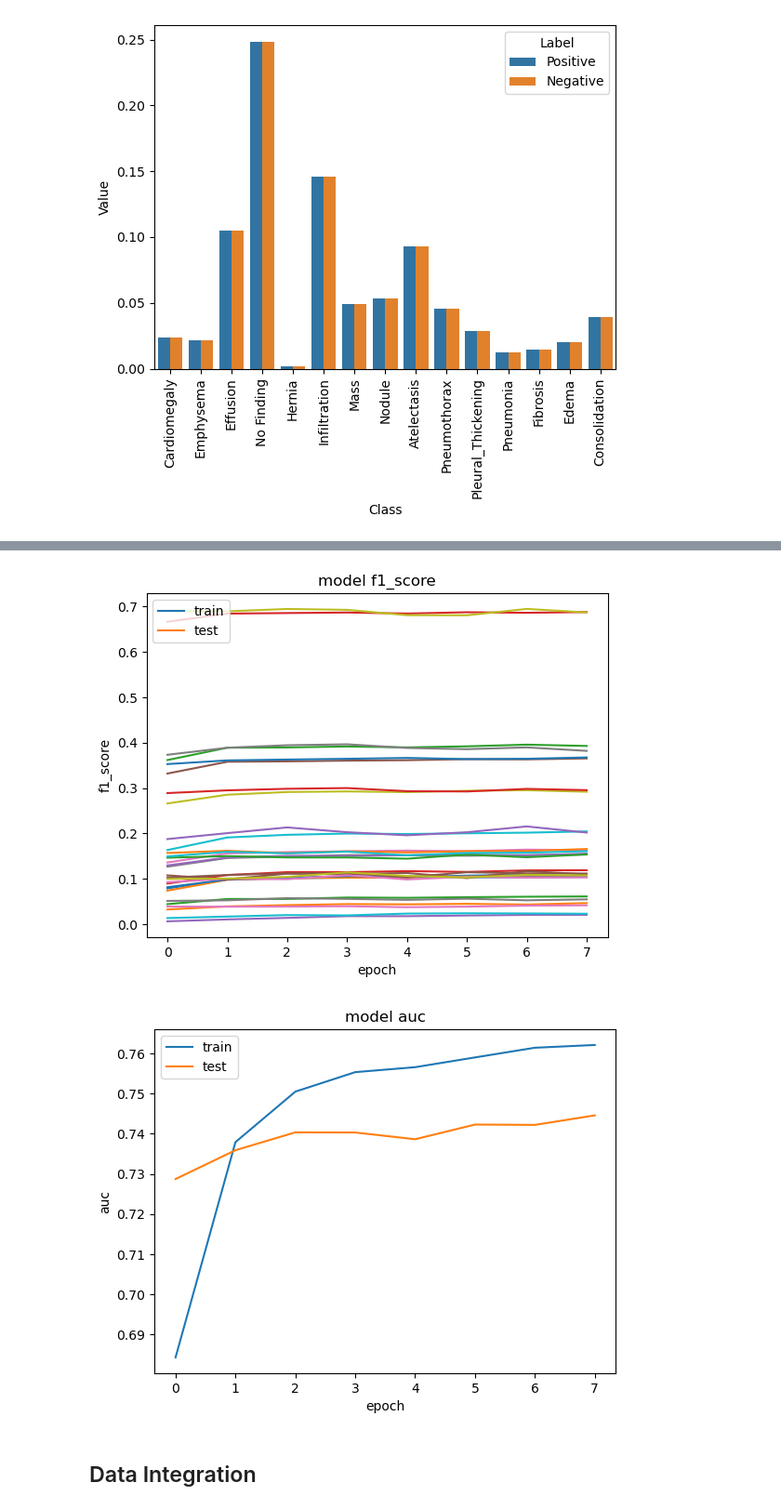
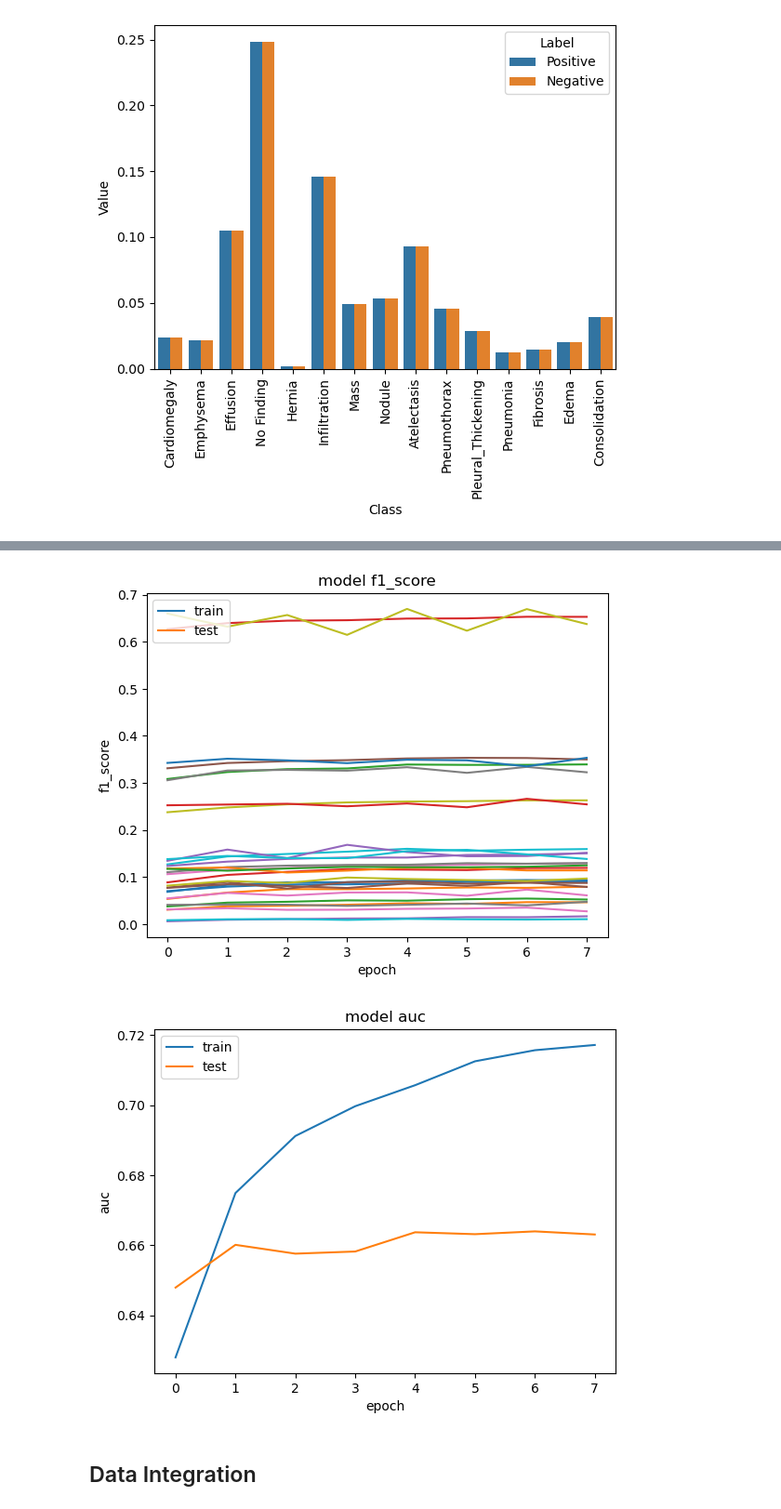
Before and after one commit to rachelwoodside/csci4155-chest-xray-model, a Jupyter notebook: preprocessing.ipynb, the cells around one changed output, grey strips where cells are left out. Shown at 93% size. Cells and saved outputs as stored; diff of their text form; code cells hidden in the pictures.

```diff
--- a/preprocessing.ipynb
+++ b/preprocessing.ipynb
@@ -340,7 +341,7 @@ def create_efficientB_model(cross_entropy_loss):
 
     inputs = Input(shape=(224, 224, 3))
     #model = EfficientNetB0(input_tensor=inputs, weights='imagenet', include_top=False)
-    model = tf.keras.applications.VGG19(
+    model = tf.keras.applications.ResNet50V2(
         include_top=False,
         weights="imagenet",
         input_tensor=inputs,
@@ -441,18 +445,18 @@ plt.xlabel('epoch')
 plt.legend(['train', 'test'], loc='upper left')
 plt.show()
 # %% [output]
-[figure, old version]
+[figure, new version]
 # %%
-plt.plot(history.history['auc'])
-plt.plot(history.history['val_auc'])
+plt.plot(history.history['auc_1'])
+plt.plot(history.history['val_auc_1'])
 
 plt.title('model auc')
 plt.ylabel('auc')
 plt.xlabel('epoch')
 plt.legend(['train', 'test'], loc='upper left')
 plt.show()
 # %% [output]
-[figure, old version]
+[figure, new version]
 # %% [markdown]
 ## Data Integration
 # %% [markdown]
```
Also changed, not shown: parts of 8 cells of this notebook, 4 other files.
